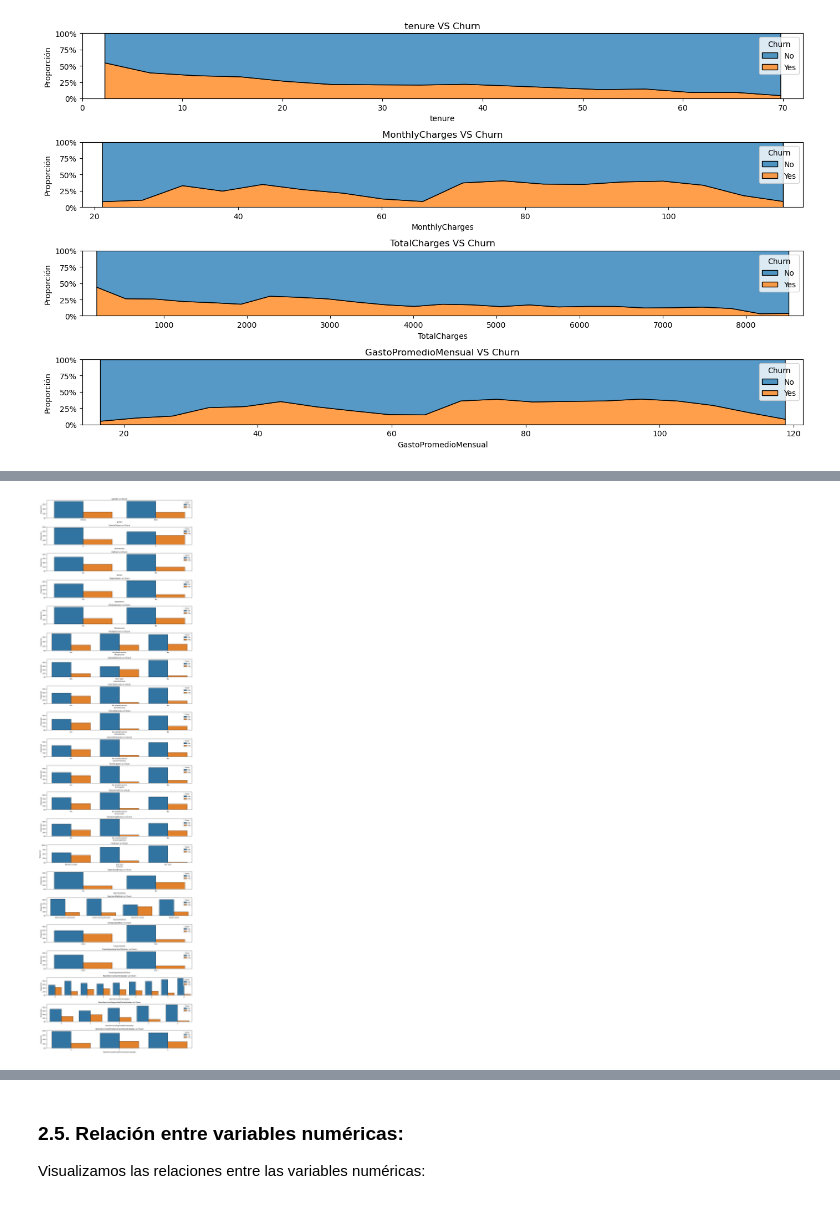
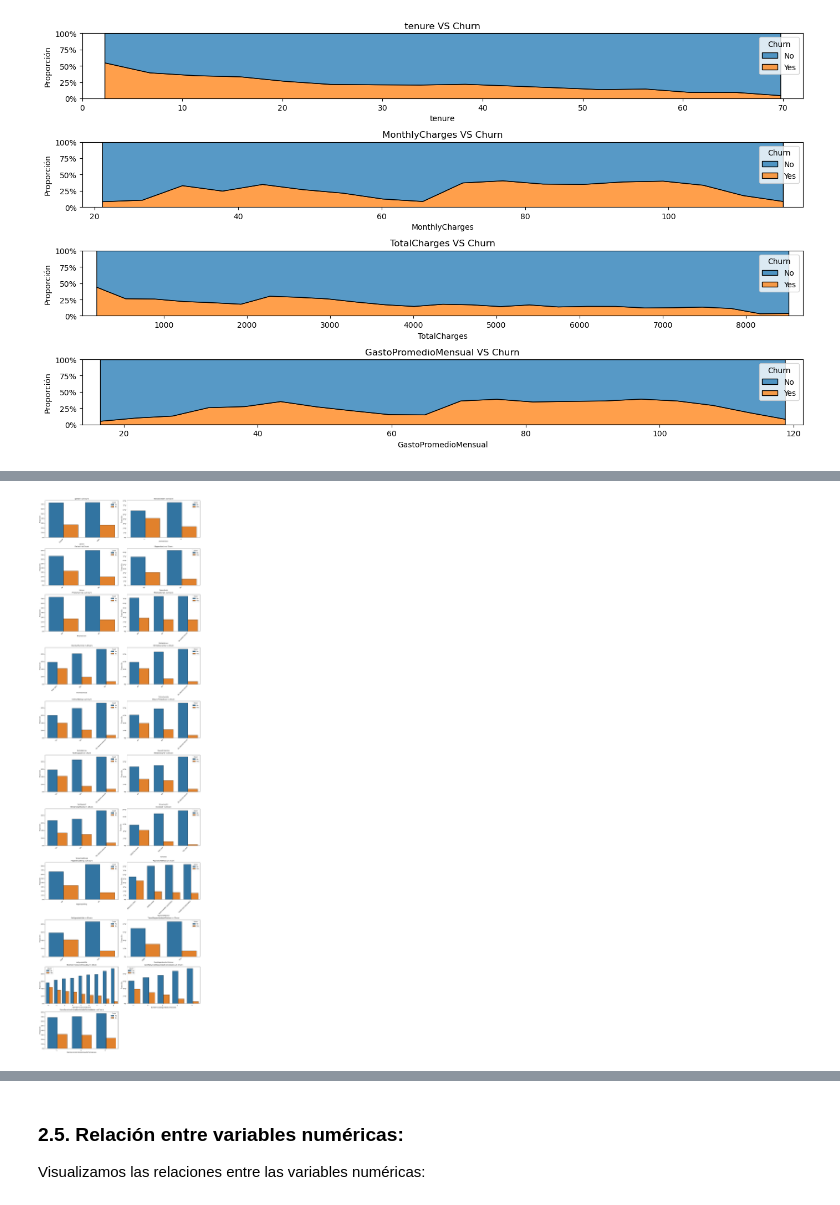
Before and after one commit to GOIH/MineriaDatos, a Jupyter notebook: analisis.ipynb, the cells around one changed output, grey strips where cells are left out. Cells and saved outputs as stored; diff of their text form; code cells hidden in the pictures.

```diff
--- a/analisis.ipynb
+++ b/analisis.ipynb
@@ -281,9 +277,0 @@ Visualizamos la distribución de las variables categóricas:
-# %%
-variables_categoricas = variables_categoricas_nominales + variables_categoricas_ordinales
-
-fig, axes = plt.subplots(nrows=len(variables_categoricas), ncols=1, figsize=(14, 50))
-
-for i in range(len(variables_categoricas)):
-    sns.histplot(data=generated_data, x=variables_categoricas[i], stat='percent', discrete=True, ax=axes[i])
-
-fig.tight_layout()
@@ -344,32 +397,67 @@ Visualizamos la relación entre las variables categóricas y la salida:
 # %%
-fig, axes = plt.subplots(nrows=len(variables_categoricas), ncols=1, figsize=(14, 50))
 
-for i, var in enumerate(variables_categoricas):
-    # Calculamos la proporción condicional P(clase | categoría)
+n_vars         = len(variables_categoricas)
+cols           = 2
+rows           = math.ceil(n_vars / cols)
+height_per_row = 5   # pulgadas de alto por fila
+fig_width      = 16  # un poco más ancho
+fig_height     = height_per_row * rows
+
+fig, axes = plt.subplots(
+    nrows=rows,
+    ncols=cols,
+    figsize=(fig_width, fig_height),
+    constrained_layout=True
+)
+axes = axes.flatten()
+
+for ax, var in zip(axes, variables_categoricas):
+    # Calcular conteos y proporciones
     prop_df = (
-        generated_data.groupby([var, variableSalida])
+        generated_data
+        .groupby([var, variableSalida])
         .size()
         .reset_index(name='count')
     )
+    prop_df['proportion'] = (
+        prop_df.groupby(var)['count']
+        .transform(lambda x: x / x.sum())
+    )
 
-    # Normalizamos dentro de cada categoría
-    prop_df['proportion'] = prop_df.groupby(var)['count'].transform(lambda x: x / x.sum())
+    # Ordenar categorías según P(Yes) descendente
+    yes_props = (
+        prop_df[prop_df[variableSalida] == 'Yes']
+        .set_index(var)['proportion']
+        .sort_values(ascending=False)
+    )
+    order = yes_props.index.tolist()
 
+    # Dibujar el barplot
     sns.barplot(
         data=prop_df,
         x=var,
         y='proportion',
         hue=variableSalida,
-        ax=axes[i],
+        order=order,
+        ax=ax,
         edgecolor='black',
         linewidth=1
     )
 
-    axes[i].set_ylabel('Proporción')
-    axes[i].set_title(f'{var} vs {variableSalida}')
-    axes[i].yaxis.set_major_formatter(plt.FuncFormatter(lambda y, _: '{:.0%}'.format(y)))
+    # Formato
+    ax.set_title(f'{var} vs {variableSalida}', pad=10)
+    ax.set_ylabel('Proporción')
+    ax.yaxis.set_major_formatter(
+        plt.FuncFormatter(lambda y, _: f'{y:.0%}')
+    )
+    ax.tick_params(axis='x', labelrotation=45)
+    for lbl in ax.get_xticklabels():
+        lbl.set_ha('right')
 
-plt.tight_layout()
+# Eliminar ejes sobrantes si n_vars es impar
+for ax in axes[n_vars:]:
+    fig.delaxes(ax)
+
 plt.show()
 # %% [output]
-[figure, old version]
+[figure, new version]
```
Also changed, not shown: parts of 83 cells of this notebook.
